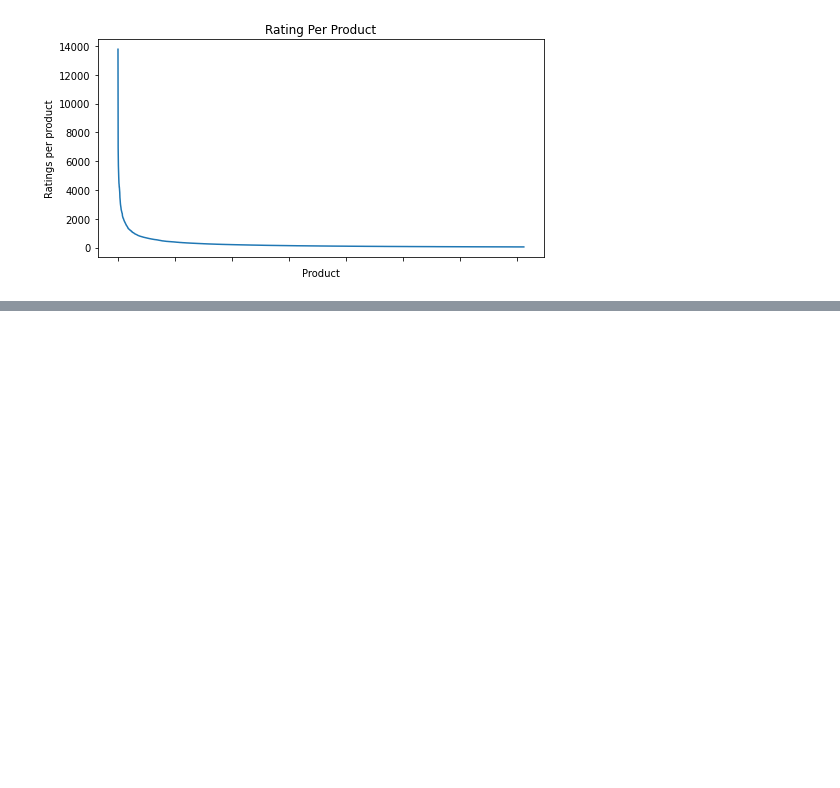
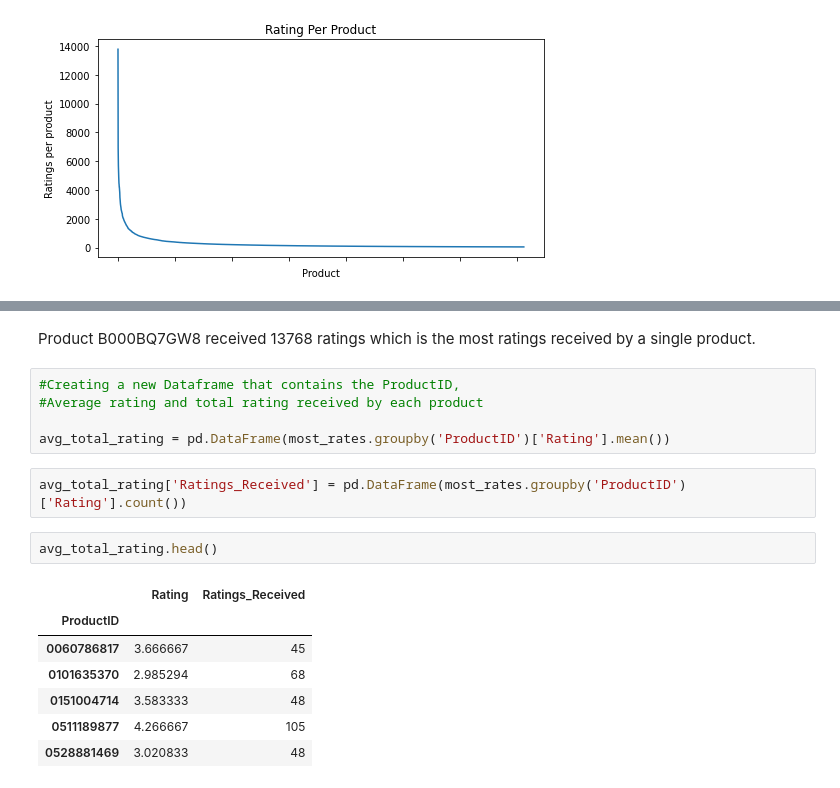
Before and after one commit to Blaisekhan/Capstone-Project---Recommender-Systems, a Jupyter notebook: Capstone_codes.ipynb, the cells around one changed output, grey strips where cells are left out. Saved outputs shown, nothing was run; the diff lists cells and outputs as text; blank space fills up the shorter version.

```diff
--- a/Capstone_codes.ipynb
+++ b/Capstone_codes.ipynb
@@ -254,0 +295,19 @@ Text(0, 0.5, 'Ratings per product')
+# %% [markdown]
+Product B000BQ7GW8 received 13768 ratings which is the most ratings received by a single product.
+# %%
+#Creating a new Dataframe that contains the ProductID,
+#Average rating and total rating received by each product
+
+avg_total_rating = pd.DataFrame(most_rates.groupby('ProductID')['Rating'].mean())
+# %%
+avg_total_rating['Ratings_Received'] = pd.DataFrame(most_rates.groupby('ProductID')['Rating'].count())
+# %%
+avg_total_rating.head()
+# %% [output]
+|  | Rating | Ratings_Received |
+| ProductID |  |  |
+| 0060786817 | 3.666667 | 45 |
+| 0101635370 | 2.985294 | 68 |
+| 0151004714 | 3.583333 | 48 |
+| 0511189877 | 4.266667 | 105 |
+| 0528881469 | 3.020833 | 48 |
```
Also changed, not shown: parts of 5 cells of this notebook.
